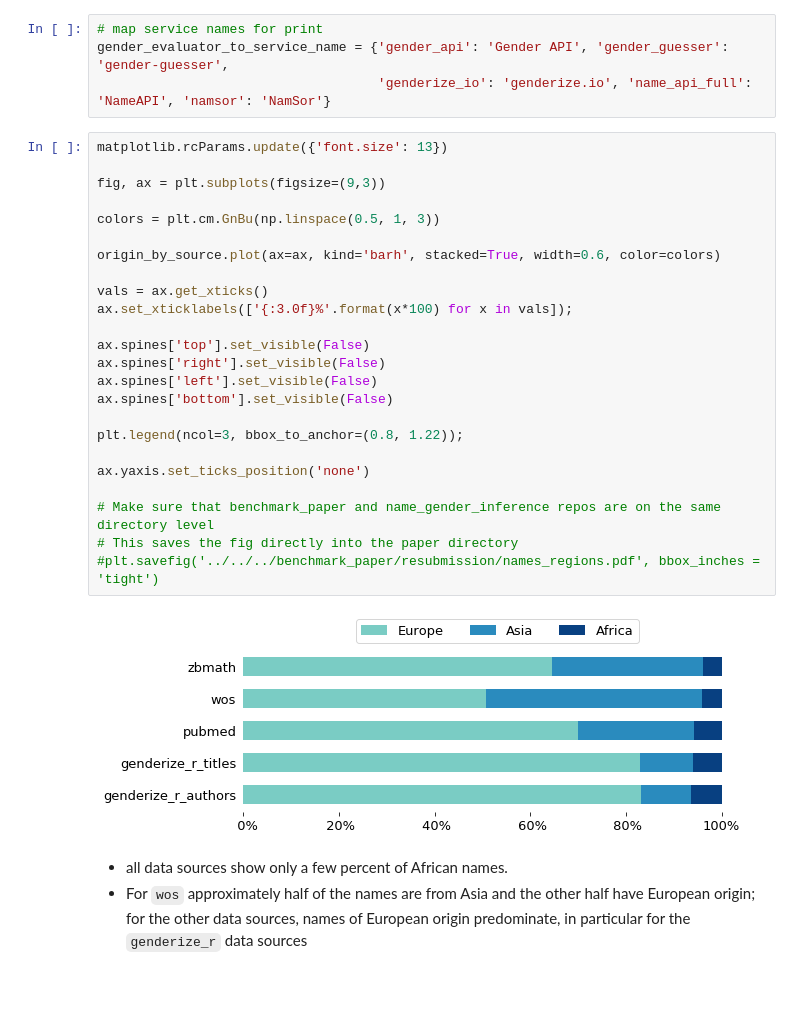
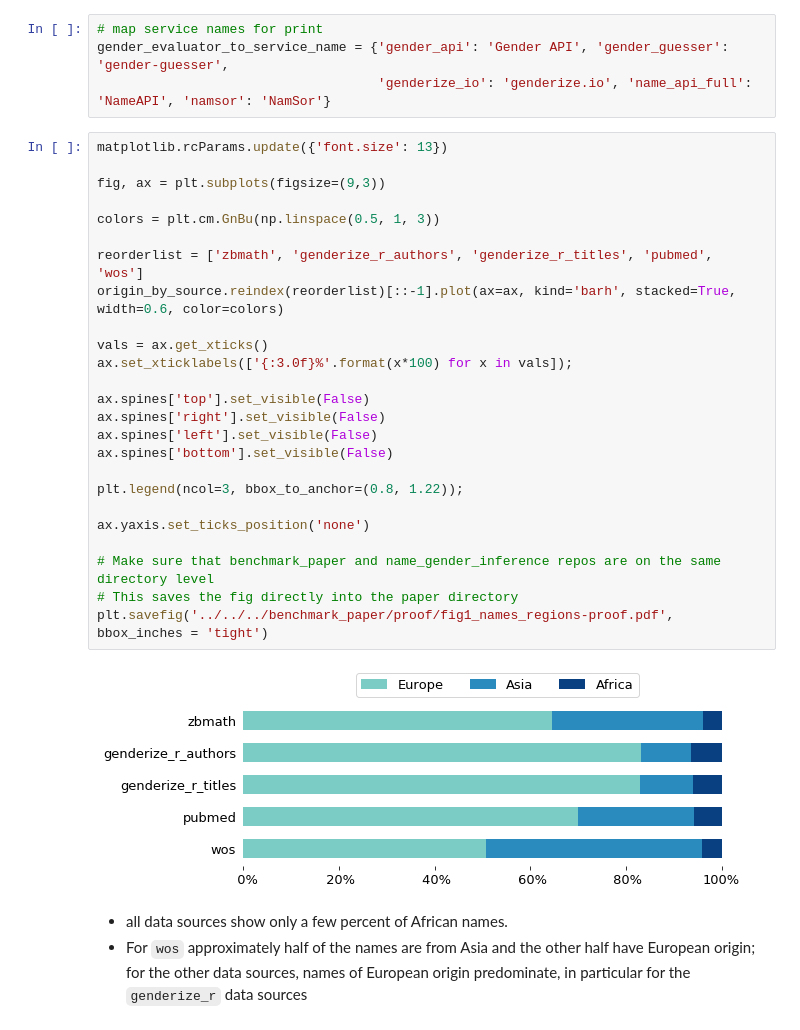
Before and after one commit to GenderGapSTEM-PublicationAnalysis/name_gender_inference, a Jupyter notebook: name_gender_inference/notebooks/Evaluation_name_onomastics.ipynb, the cells around one changed output. Cells and saved outputs as stored; diff of their text form; blank space fills up the shorter version.

Commit message:
Figure 1 changed for proof

```diff
--- a/name_gender_inference/notebooks/Evaluation_name_onomastics.ipynb
+++ b/name_gender_inference/notebooks/Evaluation_name_onomastics.ipynb
@@ -208,29 +218,30 @@ gender_evaluator_to_service_name = {'gender_api': 'Gender API', 'gender_guesser'
 # %%
 matplotlib.rcParams.update({'font.size': 13})
 
 fig, ax = plt.subplots(figsize=(9,3))
 
 colors = plt.cm.GnBu(np.linspace(0.5, 1, 3))
 
-origin_by_source.plot(ax=ax, kind='barh', stacked=True, width=0.6, color=colors)
+reorderlist = ['zbmath', 'genderize_r_authors', 'genderize_r_titles', 'pubmed', 'wos']
+origin_by_source.reindex(reorderlist)[::-1].plot(ax=ax, kind='barh', stacked=True, width=0.6, color=colors)
 
 vals = ax.get_xticks()
 ax.set_xticklabels(['{:3.0f}%'.format(x*100) for x in vals]);
 
 ax.spines['top'].set_visible(False)
 ax.spines['right'].set_visible(False)
 ax.spines['left'].set_visible(False)
 ax.spines['bottom'].set_visible(False)
 
 plt.legend(ncol=3, bbox_to_anchor=(0.8, 1.22));
 
 ax.yaxis.set_ticks_position('none')
 
 # Make sure that benchmark_paper and name_gender_inference repos are on the same directory level
 # This saves the fig directly into the paper directory
-#plt.savefig('../../../benchmark_paper/resubmission/names_regions.pdf', bbox_inches = 'tight')
+plt.savefig('../../../benchmark_paper/proof/fig1_names_regions-proof.pdf', bbox_inches = 'tight')
 # %% [output]
-[figure, old version]
+[figure, new version]
 # %% [markdown]
 * all data sources show only a few percent of African names.
 * For `wos` approximately half of the names are from Asia and the other half have European origin; for the other data sources, names of European origin predominate, in particular for the `genderize_r` data sources
```
Also changed, not shown: parts of 1 cell of this notebook.
